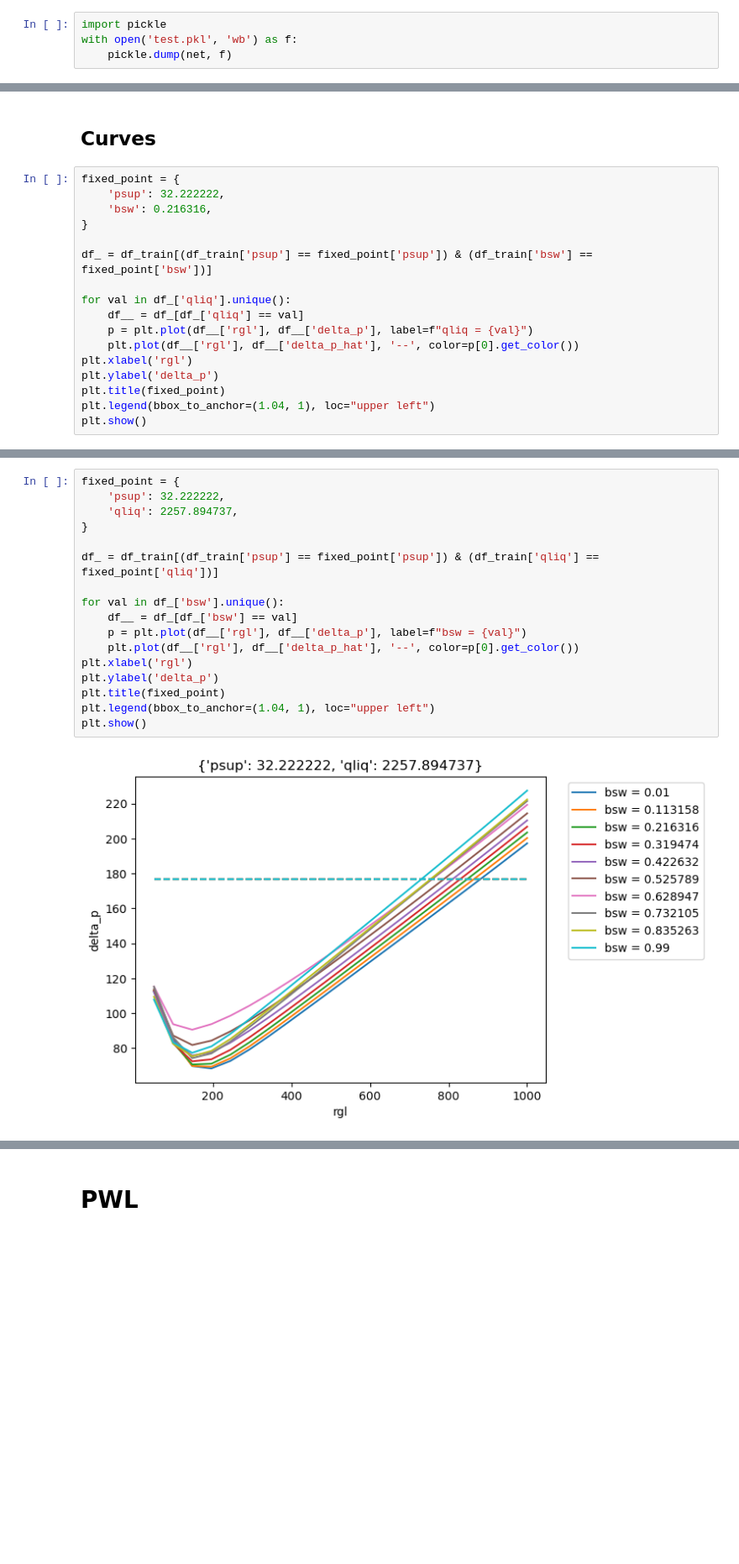
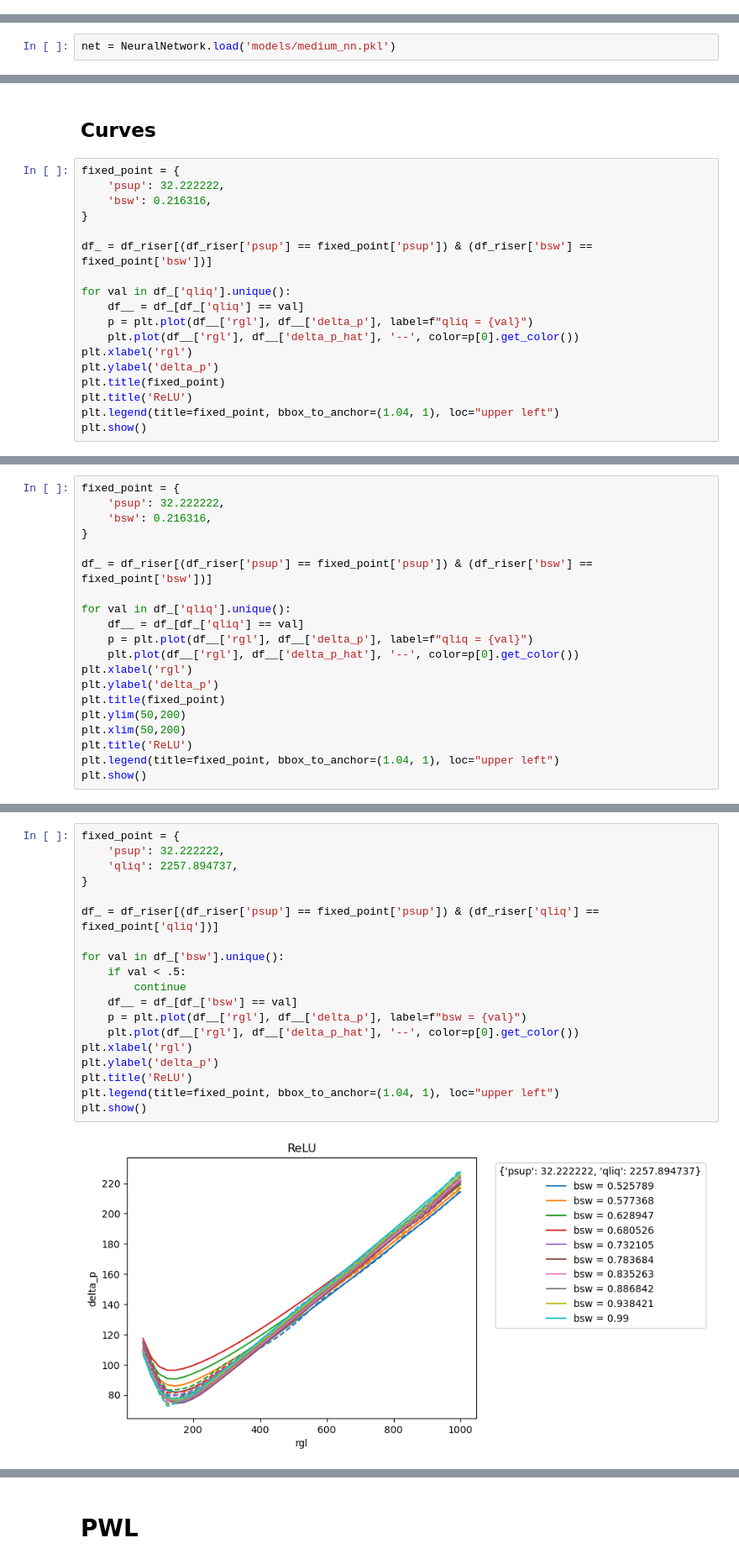
Before and after one commit to brunompacheco/relu-or-pwl, a Jupyter notebook: main.ipynb, the cells around one changed output, grey strips where cells are left out. Shown at 84% size. Drawn from its saved outputs; the diff is of its cells as text; blank space fills up the shorter version.

```diff
--- a/main.ipynb
+++ b/main.ipynb
@@ -85,4 +113,0 @@ max error = 323.05103
-# %%
-import pickle
-with open('test.pkl', 'wb') as f:
-    pickle.dump(net, f)
@@ -91 +116,3 @@ PicklingError: Can't pickle <function _predict at 0x...>: it's not the same obje
+# %%
+net = NeuralNetwork.load('models/medium_nn.pkl')
 # %%
@@ -124,7 +153,7 @@ fixed_point = {
     'bsw': 0.216316,
 }
 
-df_ = df_train[(df_train['psup'] == fixed_point['psup']) & (df_train['bsw'] == fixed_point['bsw'])]
+df_ = df_riser[(df_riser['psup'] == fixed_point['psup']) & (df_riser['bsw'] == fixed_point['bsw'])]
 
 for val in df_['qliq'].unique():
     df__ = df_[df_['qliq'] == val]
@@ -133,6 +162,7 @@ for val in df_['qliq'].unique():
 plt.xlabel('rgl')
 plt.ylabel('delta_p')
 plt.title(fixed_point)
-plt.legend(bbox_to_anchor=(1.04, 1), loc="upper left")
+plt.title('ReLU')
+plt.legend(title=fixed_point, bbox_to_anchor=(1.04, 1), loc="upper left")
 plt.show()
 # %% [output]
@@ -139,0 +170,20 @@ plt.show()
+# %%
+fixed_point = {
+    'psup': 32.222222,
+    'bsw': 0.216316,
+}
+
+df_ = df_riser[(df_riser['psup'] == fixed_point['psup']) & (df_riser['bsw'] == fixed_point['bsw'])]
+
+for val in df_['qliq'].unique():
+    df__ = df_[df_['qliq'] == val]
+    p = plt.plot(df__['rgl'], df__['delta_p'], label=f"qliq = {val}")
+    plt.plot(df__['rgl'], df__['delta_p_hat'], '--', color=p[0].get_color())
+plt.xlabel('rgl')
+plt.ylabel('delta_p')
+plt.title(fixed_point)
+plt.ylim(50,200)
+plt.xlim(50,200)
+plt.title('ReLU')
+plt.legend(title=fixed_point, bbox_to_anchor=(1.04, 1), loc="upper left")
+plt.show()
@@ -140,19 +192,21 @@ plt.show()
 # %%
 fixed_point = {
     'psup': 32.222222,
     'qliq': 2257.894737,
 }
 
-df_ = df_train[(df_train['psup'] == fixed_point['psup']) & (df_train['qliq'] == fixed_point['qliq'])]
+df_ = df_riser[(df_riser['psup'] == fixed_point['psup']) & (df_riser['qliq'] == fixed_point['qliq'])]
 
 for val in df_['bsw'].unique():
+    if val < .5:
+        continue
     df__ = df_[df_['bsw'] == val]
     p = plt.plot(df__['rgl'], df__['delta_p'], label=f"bsw = {val}")
     plt.plot(df__['rgl'], df__['delta_p_hat'], '--', color=p[0].get_color())
 plt.xlabel('rgl')
 plt.ylabel('delta_p')
-plt.title(fixed_point)
-plt.legend(bbox_to_anchor=(1.04, 1), loc="upper left")
+plt.title('ReLU')
+plt.legend(title=fixed_point, bbox_to_anchor=(1.04, 1), loc="upper left")
 plt.show()
 # %% [output]
-[figure, old version]
+[figure, new version]
```
Also changed, not shown: parts of 25 cells of this notebook.
